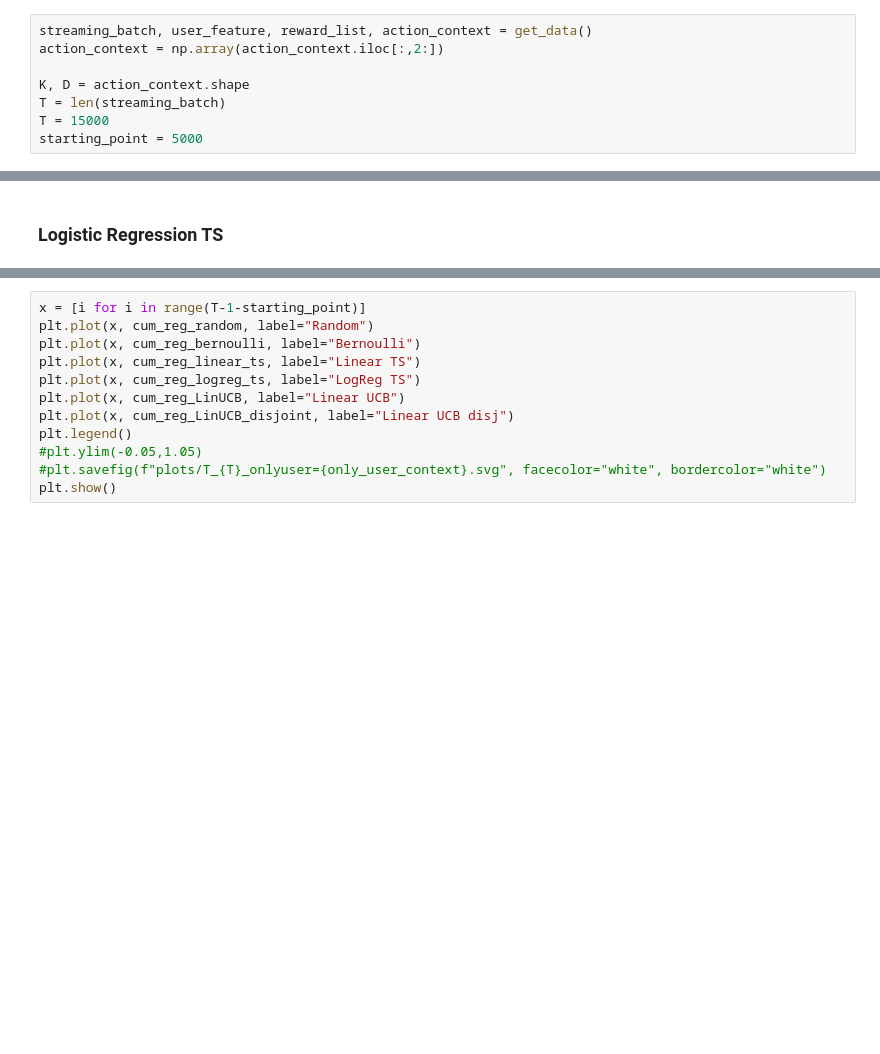
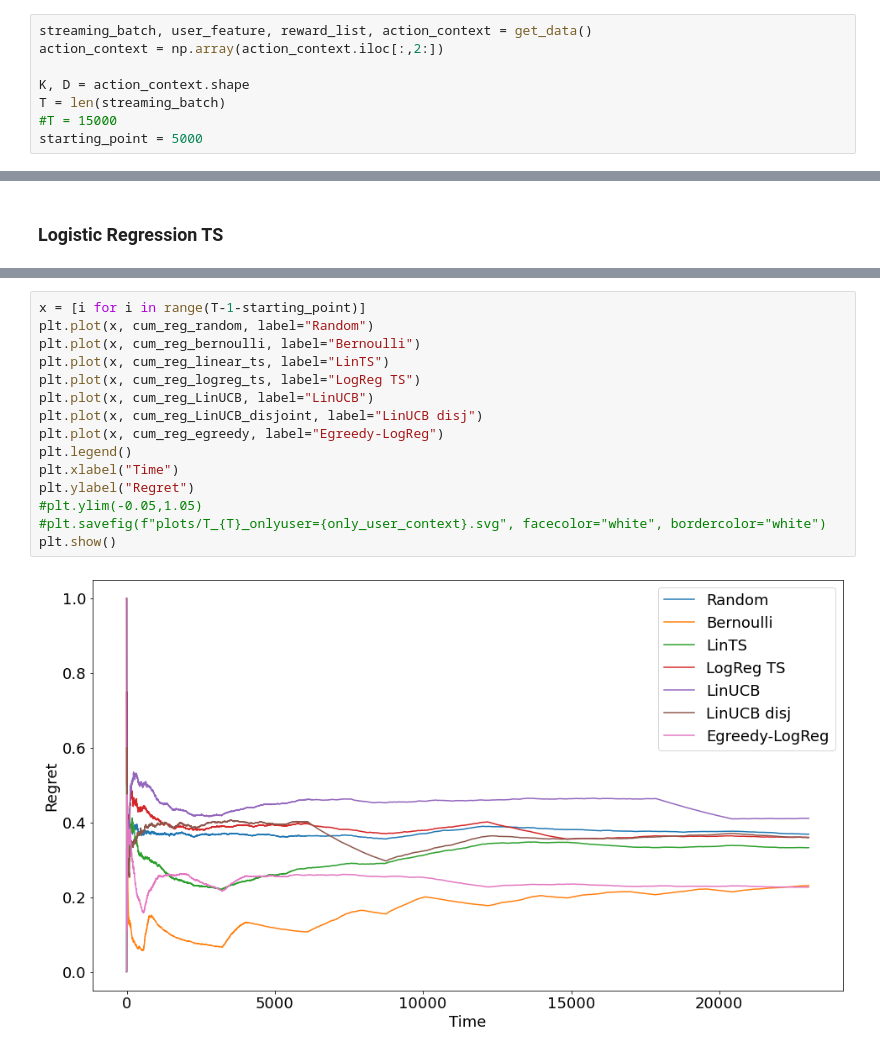
Before and after one commit to ciroantoniomami/contextual-bandits, a Jupyter notebook: contextual_bandits.ipynb, the cells around one changed output, grey strips where cells are left out. Drawn from its saved outputs; the diff is of its cells as text; blank space fills up the shorter version.

```diff
--- a/contextual_bandits.ipynb
+++ b/contextual_bandits.ipynb
@@ -19,7 +19,7 @@ action_context = np.array(action_context.iloc[:,2:])
 
 K, D = action_context.shape
 T = len(streaming_batch)
-T = 15000
+#T = 15000
 starting_point = 5000
 # %% [markdown]
 ### Random
@@ -240,12 +291,17 @@ print(cum_reg_logreg_ts[-1]*100)
 # %%
 x = [i for i in range(T-1-starting_point)]
 plt.plot(x, cum_reg_random, label="Random")
 plt.plot(x, cum_reg_bernoulli, label="Bernoulli")
-plt.plot(x, cum_reg_linear_ts, label="Linear TS")
+plt.plot(x, cum_reg_linear_ts, label="LinTS")
 plt.plot(x, cum_reg_logreg_ts, label="LogReg TS")
-plt.plot(x, cum_reg_LinUCB, label="Linear UCB")
-plt.plot(x, cum_reg_LinUCB_disjoint, label="Linear UCB disj")
+plt.plot(x, cum_reg_LinUCB, label="LinUCB")
+plt.plot(x, cum_reg_LinUCB_disjoint, label="LinUCB disj")
+plt.plot(x, cum_reg_egreedy, label="Egreedy-LogReg")
 plt.legend()
+plt.xlabel("Time")
+plt.ylabel("Regret")
 #plt.ylim(-0.05,1.05)
 #plt.savefig(f"plots/T_{T}_onlyuser={only_user_context}.svg", facecolor="white", bordercolor="white")
 plt.show()
+# %% [output]
+[figure, added]
```
Also changed, not shown: parts of 9 cells of this notebook.
